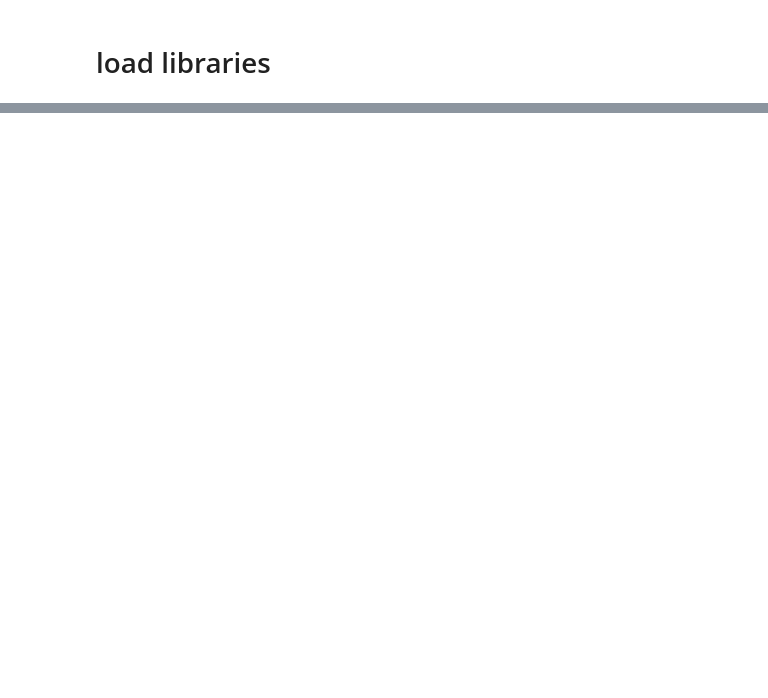
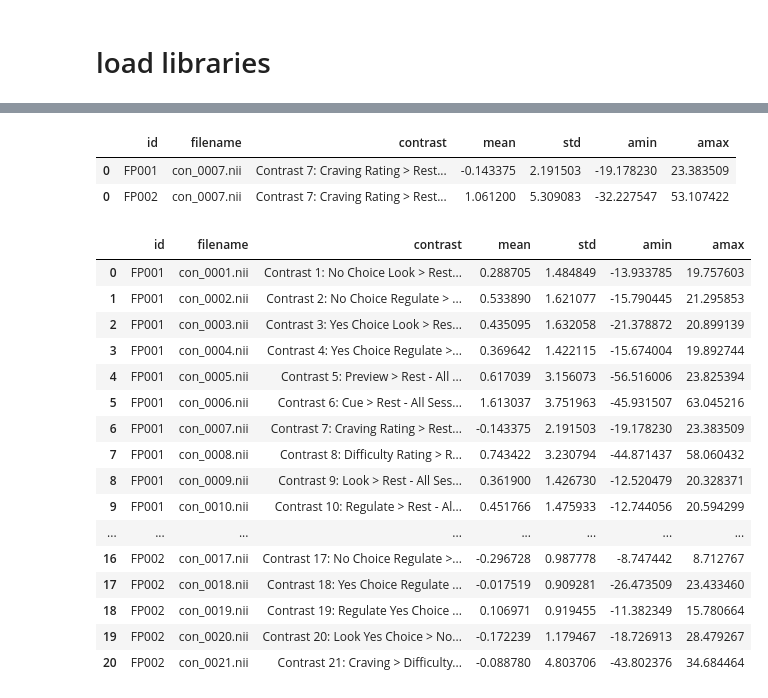
Before and after one commit to brainhack-eugene/model_check, a Jupyter notebook: check_fx.ipynb, the cells around one changed output, grey strips where cells are left out. Drawn from its saved outputs; the diff is of its cells as text; code cells hidden in the pictures; blank space fills up the shorter version.

```diff
--- a/check_fx.ipynb
+++ b/check_fx.ipynb
@@ -82,0 +68,26 @@ plot
+# %%
+pd.concat([s.apply_to_pattern("Craving Rating", np.mean, np.std, np.min, np.max) for s in subjects])
+# %% [output]
+|  | id | filename | contrast | mean | std | amin | amax |
+| 0 | FP001 | con_0007.nii | Contrast 7: Craving Rating > Rest... | -0.143375 | 2.191503 | -19.178230 | 23.383509 |
+| 0 | FP002 | con_0007.nii | Contrast 7: Craving Rating > Rest... | 1.061200 | 5.309083 | -32.227547 | 53.107422 |
+# %%
+pd.concat([s.apply_to_pattern("Contrast", np.mean, np.std, np.min, np.max) for s in subjects])
+# %% [output]
+|  | id | filename | contrast | mean | std | amin | amax |
+| 0 | FP001 | con_0001.nii | Contrast 1: No Choice Look > Rest... | 0.288705 | 1.484849 | -13.933785 | 19.757603 |
+| 1 | FP001 | con_0002.nii | Contrast 2: No Choice Regulate > ... | 0.533890 | 1.621077 | -15.790445 | 21.295853 |
+| 2 | FP001 | con_0003.nii | Contrast 3: Yes Choice Look > Res... | 0.435095 | 1.632058 | -21.378872 | 20.899139 |
+| 3 | FP001 | con_0004.nii | Contrast 4: Yes Choice Regulate >... | 0.369642 | 1.422115 | -15.674004 | 19.892744 |
+| 4 | FP001 | con_0005.nii | Contrast 5: Preview > Rest - All ... | 0.617039 | 3.156073 | -56.516006 | 23.825394 |
+| 5 | FP001 | con_0006.nii | Contrast 6: Cue > Rest - All Sess... | 1.613037 | 3.751963 | -45.931507 | 63.045216 |
+| 6 | FP001 | con_0007.nii | Contrast 7: Craving Rating > Rest... | -0.143375 | 2.191503 | -19.178230 | 23.383509 |
+| 7 | FP001 | con_0008.nii | Contrast 8: Difficulty Rating > R... | 0.743422 | 3.230794 | -44.871437 | 58.060432 |
+| 8 | FP001 | con_0009.nii | Contrast 9: Look > Rest - All Ses... | 0.361900 | 1.426730 | -12.520479 | 20.328371 |
+| 9 | FP001 | con_0010.nii | Contrast 10: Regulate > Rest - Al... | 0.451766 | 1.475933 | -12.744056 | 20.594299 |
+| ... | ... | ... | ... | ... | ... | ... | ... |
+| 16 | FP002 | con_0017.nii | Contrast 17: No Choice Regulate >... | -0.296728 | 0.987778 | -8.747442 | 8.712767 |
+| 17 | FP002 | con_0018.nii | Contrast 18: Yes Choice Regulate ... | -0.017519 | 0.909281 | -26.473509 | 23.433460 |
+| 18 | FP002 | con_0019.nii | Contrast 19: Regulate Yes Choice ... | 0.106971 | 0.919455 | -11.382349 | 15.780664 |
+| 19 | FP002 | con_0020.nii | Contrast 20: Look Yes Choice > No... | -0.172239 | 1.179467 | -18.726913 | 28.479267 |
+| 20 | FP002 | con_0021.nii | Contrast 21: Craving > Difficulty... | -0.088780 | 4.803706 | -43.802376 | 34.684464 |
```
Also changed, not shown: parts of 24 cells of this notebook.
